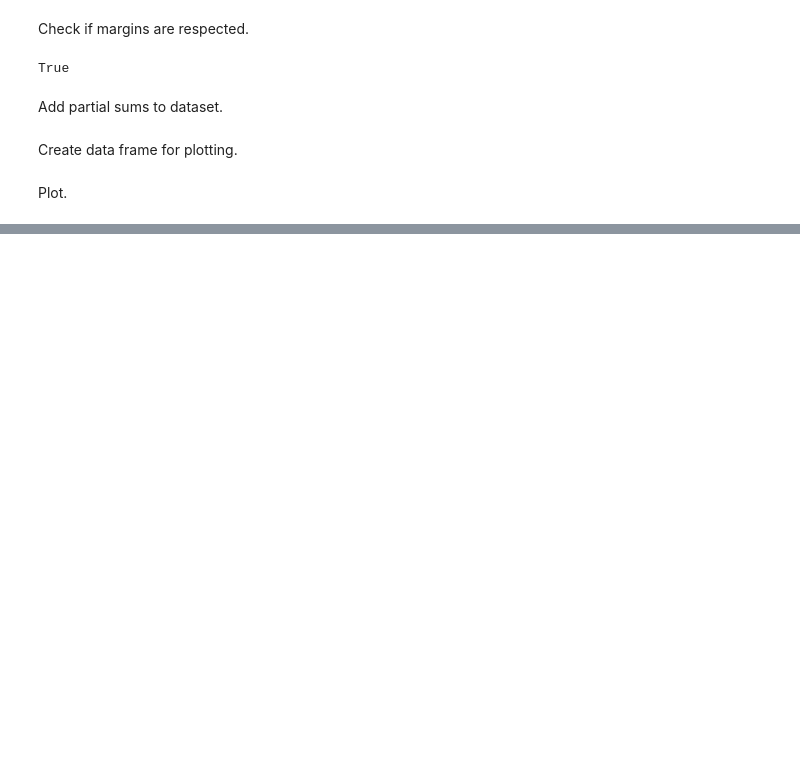
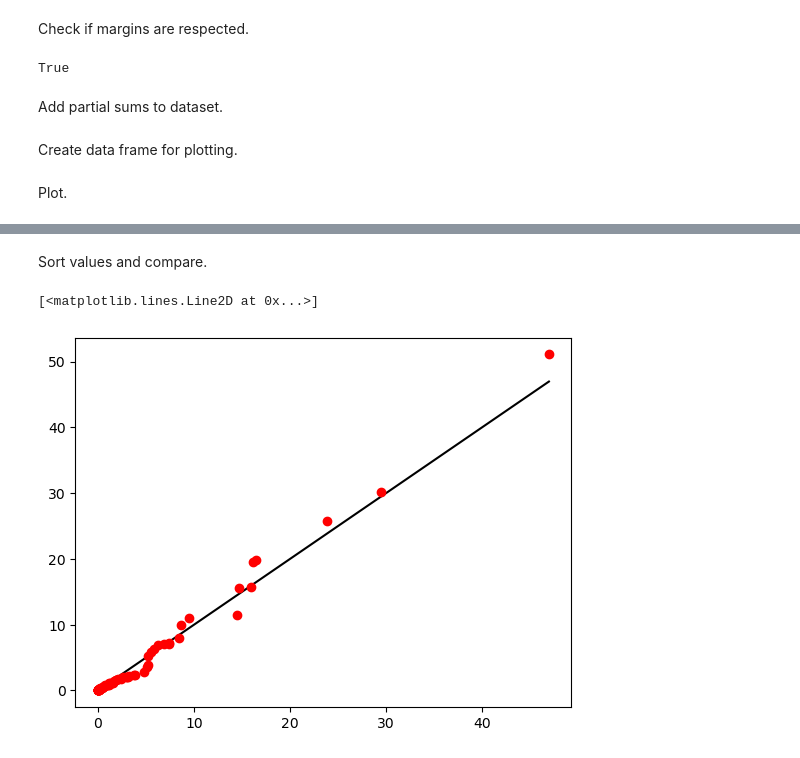
Before and after one commit to ihmeuw-msca/raking, a Jupyter notebook: docs/test_experimental.ipynb, the cells around one changed output, grey strips where cells are left out. Cells and saved outputs as stored; diff of their text form; code cells hidden in the pictures; blank space fills up the shorter version.

Commit message:
add comparison figure

```diff
--- a/docs/test_experimental.ipynb
+++ b/docs/test_experimental.ipynb
@@ -173,0 +190,12 @@ chart
+# %% [markdown]
+Sort values and compare.
+# %%
+current = df_raked.raked_value.to_numpy()
+current.sort()
+experimental = df_exp.raked_value.to_numpy()
+experimental.sort()
+plt.plot(current, current, 'k-')
+plt.plot(current, experimental, 'ro')
+# %% [output]
+[<matplotlib.lines.Line2D at 0x...>]
+[figure, added]
```
Also changed, not shown: parts of 3 cells of this notebook.
